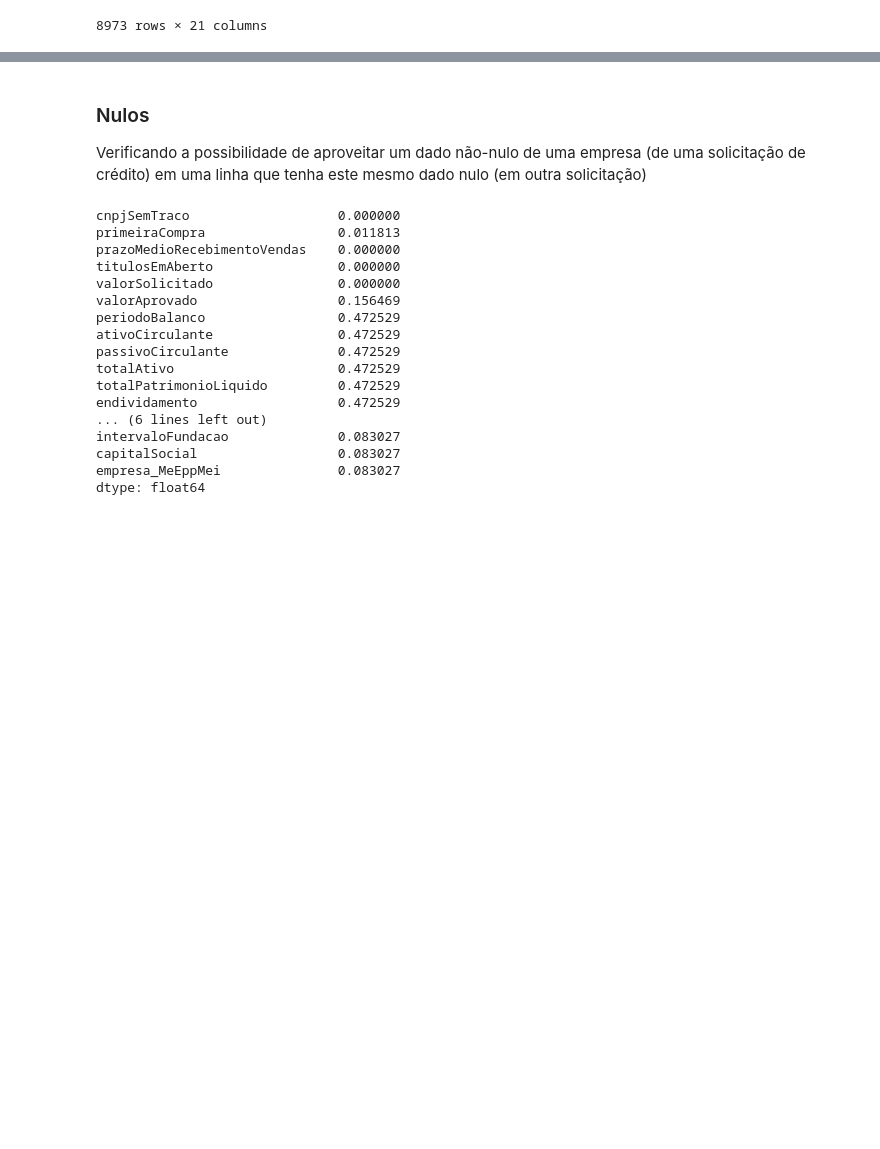
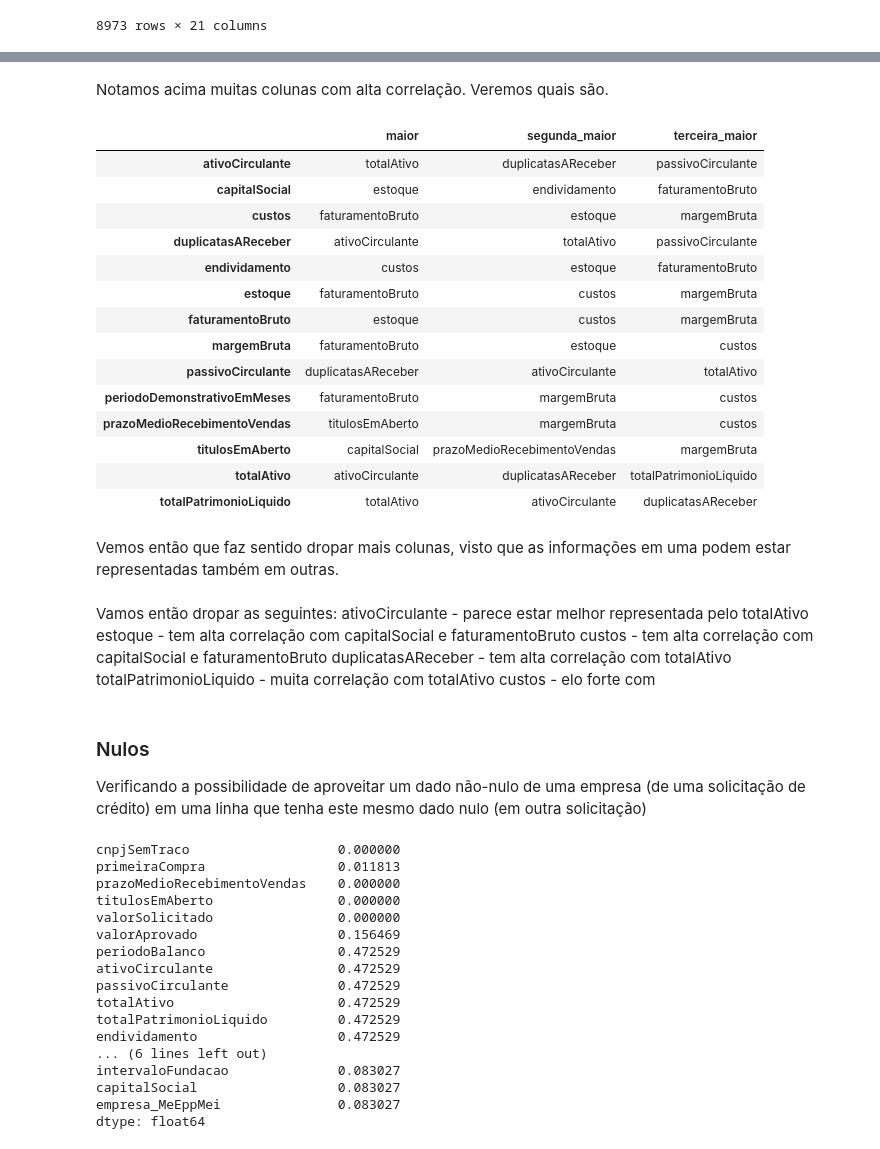
Before and after one commit to diegocmr/bootcamp_ia, a Jupyter notebook: analise_exploratoria.ipynb, the cells around one changed output, grey strips where cells are left out. Saved outputs shown, nothing was run; the diff lists cells and outputs as text; code cells hidden in the pictures; blank space fills up the shorter version.

```diff
--- a/analise_exploratoria.ipynb
+++ b/analise_exploratoria.ipynb
@@ -37,4 +62,7 @@ warnings.filterwarnings("ignore")
 # %%
 df = pd.read_csv('bootcamp-solicitacoescredito.csv')
-df.shape
+pd.set_option('display.max_columns', df.shape[1])
+pd.set_option('display.max_rows', 50)
+
+df
 # %% [output]
@@ -141,3 +212,48 @@ df
+# %% [markdown]
+Notamos acima muitas colunas com alta correlação. Veremos quais são.
+# %%
+#buscando maiores correlações
+colunas_alta_correlacao = {}
+for row_idx, row in corr_matrix.iterrows():
+    dict_row = {}
+    for col in corr_matrix.columns:
+        if col != row_idx:
+            dict_row.update({row[col]:col})
+    score_correlacao_ascendente = []
+    for corr_score in sorted(dict_row, reverse=True):
+        score_correlacao_ascendente.append(dict_row[corr_score])
+    colunas_alta_correlacao.update({row_idx:score_correlacao_ascendente})
+df_correlacao_ordenada = pd.DataFrame.from_dict(colunas_alta_correlacao).T
+df_correlacao_ordenada = df_correlacao_ordenada[[0,1,2]]
+df_correlacao_ordenada.sort_index(inplace=True)
+df_correlacao_ordenada.columns = ['maior', 'segunda_maior', 'terceira_maior']
+df_correlacao_ordenada
+# %% [output]
+|  | maior | segunda_maior | terceira_maior |
+| ativoCirculante | totalAtivo | duplicatasAReceber | passivoCirculante |
+| capitalSocial | estoque | endividamento | faturamentoBruto |
+| custos | faturamentoBruto | estoque | margemBruta |
+| duplicatasAReceber | ativoCirculante | totalAtivo | passivoCirculante |
+| endividamento | custos | estoque | faturamentoBruto |
+| estoque | faturamentoBruto | custos | margemBruta |
+| faturamentoBruto | estoque | custos | margemBruta |
+| margemBruta | faturamentoBruto | estoque | custos |
+| passivoCirculante | duplicatasAReceber | ativoCirculante | totalAtivo |
+| periodoDemonstrativoEmMeses | faturamentoBruto | margemBruta | custos |
+| prazoMedioRecebimentoVendas | titulosEmAberto | margemBruta | custos |
+| titulosEmAberto | capitalSocial | prazoMedioRecebimentoVendas | margemBruta |
+| totalAtivo | ativoCirculante | duplicatasAReceber | totalPatrimonioLiquido |
+| totalPatrimonioLiquido | totalAtivo | ativoCirculante | duplicatasAReceber |
+# %% [markdown]
+Vemos então que faz sentido dropar mais colunas, visto que as informações em uma podem estar representadas também em outras.
+# %% [markdown]
+Vamos então dropar as seguintes:
+ativoCirculante - parece estar melhor representada pelo totalAtivo
+estoque - tem alta correlação com capitalSocial e faturamentoBruto
+custos - tem alta correlação com capitalSocial e faturamentoBruto
+duplicatasAReceber - tem alta correlação com totalAtivo
+totalPatrimonioLiquido - muita correlação com totalAtivo
+custos - elo forte com
 # %% [markdown]
 ### Nulos
 Verificando a possibilidade de aproveitar um dado não-nulo de uma empresa (de uma solicitação de crédito) em uma linha que tenha este mesmo dado nulo (em outra solicitação)
```
Also changed, not shown: parts of 30 cells of this notebook, 1 other file.
